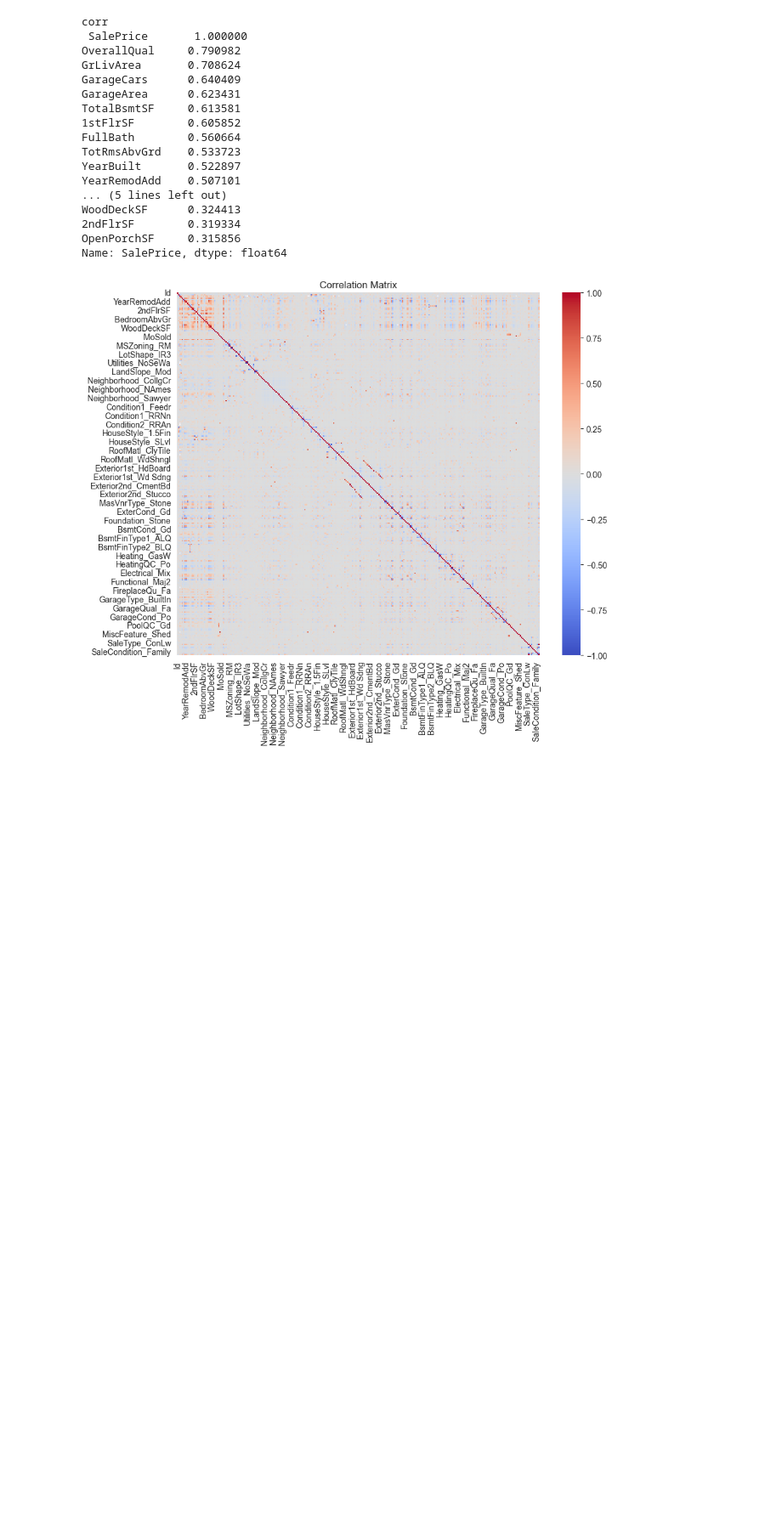
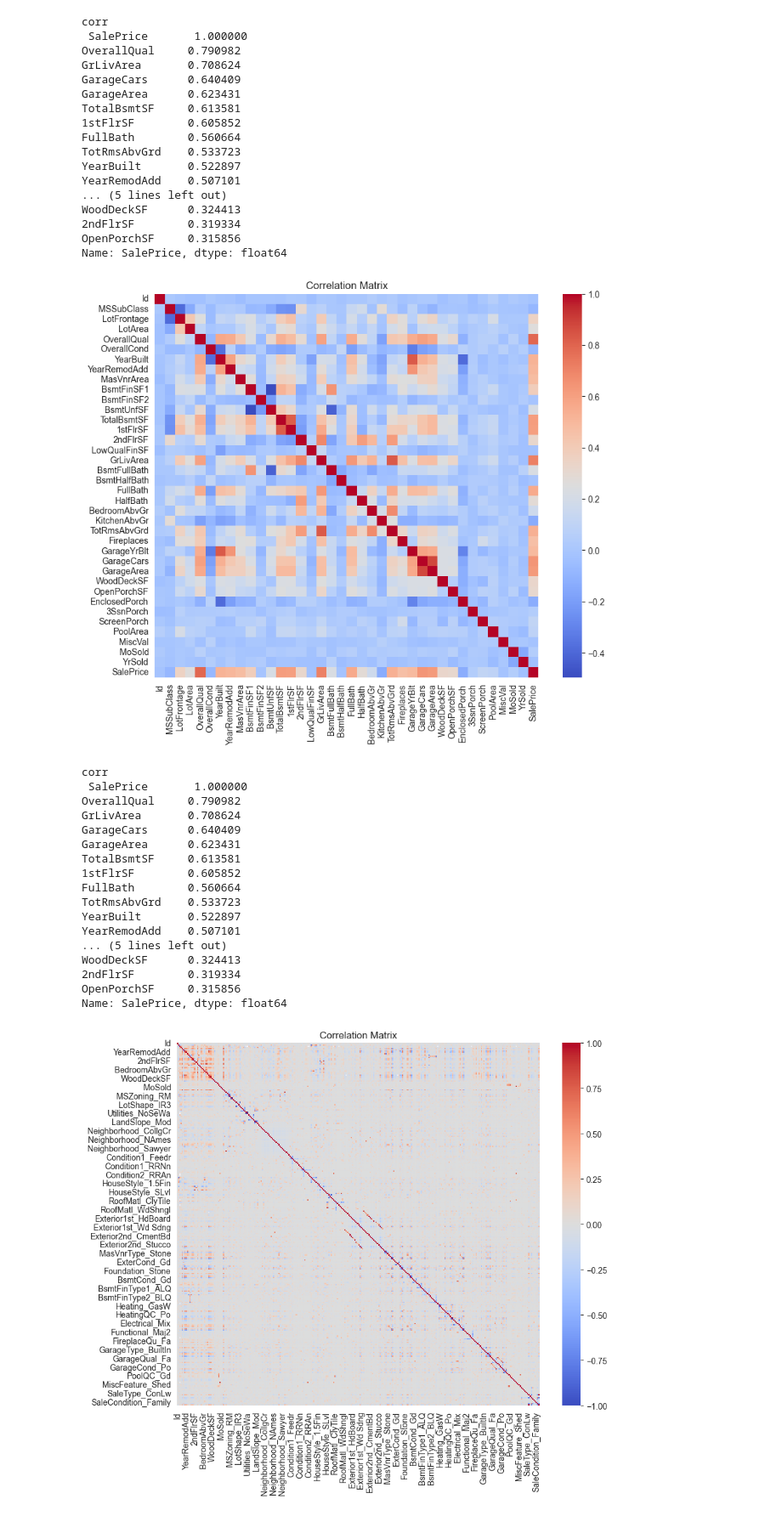
Before and after one commit to MungTsz/MATH3836-data_mining, a Jupyter notebook: property.ipynb, the cells around one changed output. Shown at 85% size. Cells and saved outputs as stored; diff of their text form; code cells hidden in the pictures; blank space fills up the shorter version.

```diff
--- a/property.ipynb
+++ b/property.ipynb
@@ -55,6 +78,28 @@ WoodDeckSF      0.324413
 2ndFlrSF        0.319334
 OpenPorchSF     0.315856
 Name: SalePrice, dtype: float64
+# %%
+viz.heatmap(df_train)
+print('corr\n', df_train.corr().SalePrice.abs().loc[lambda x: x > 0.3].sort_values(ascending=False))
+# %% [output]
+[figure, added]
+corr
+ SalePrice       1.000000
+OverallQual     0.790982
+GrLivArea       0.708624
+GarageCars      0.640409
+GarageArea      0.623431
+TotalBsmtSF     0.613581
+1stFlrSF        0.605852
+FullBath        0.560664
+TotRmsAbvGrd    0.533723
+YearBuilt       0.522897
+YearRemodAdd    0.507101
+... (5 lines left out)
+WoodDeckSF      0.324413
+2ndFlrSF        0.319334
+OpenPorchSF     0.315856
+Name: SalePrice, dtype: float64
 # %%
 # Try showing the corr() after one-hot, however it's hard to see the importance in a heatmap as the dimension after one-hot encoding is too large
 df_train_onehot = pd.get_dummies(df_train)
```
Also changed, not shown: parts of 7 cells of this notebook.
